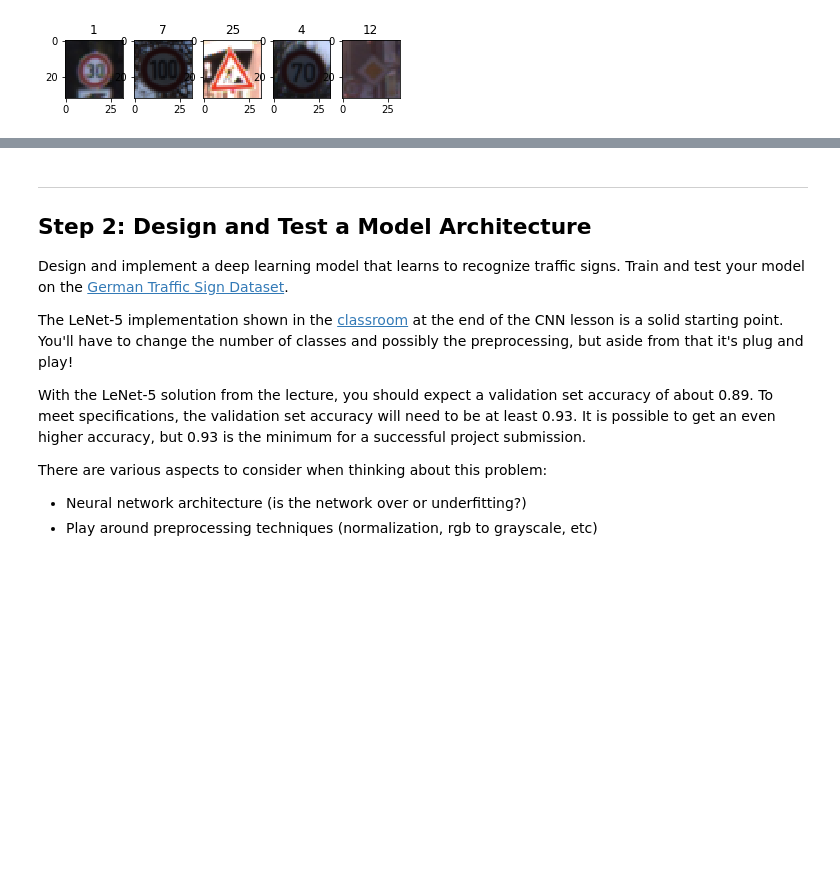
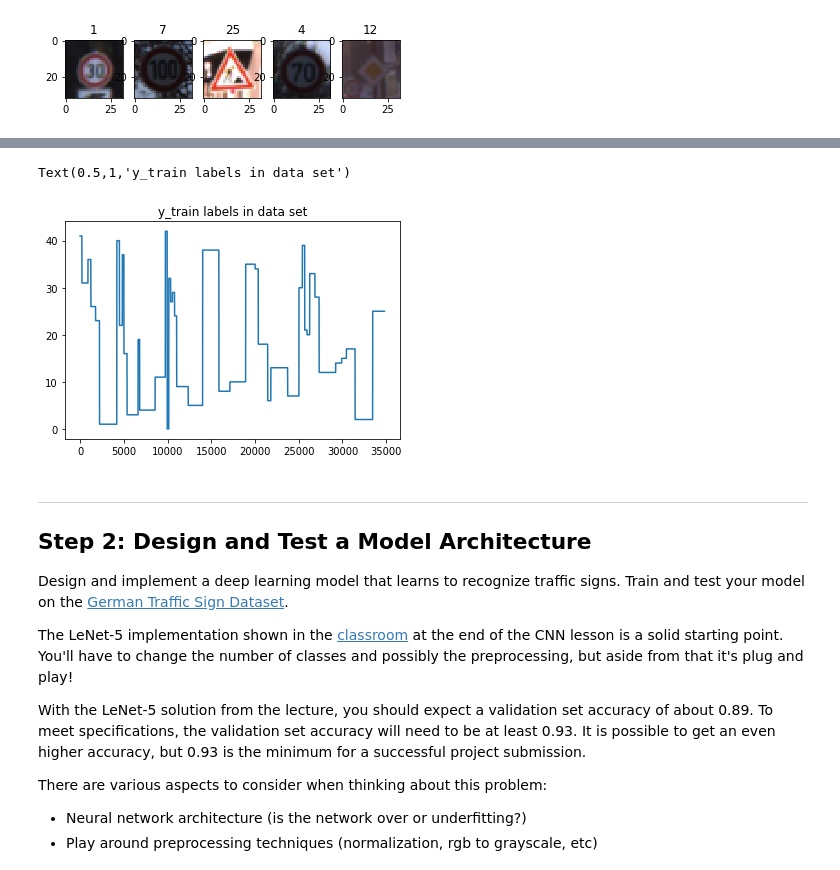
Before and after one commit to masterTuna/CarND-traffic_sign_classifier, a Jupyter notebook: Traffic_Sign_Classifier.ipynb, the cells around one changed output, grey strips where cells are left out. Drawn from its saved outputs; the diff is of its cells as text; code cells hidden in the pictures; blank space fills up the shorter version.

```diff
--- a/Traffic_Sign_Classifier.ipynb
+++ b/Traffic_Sign_Classifier.ipynb
@@ -130,3 +141,11 @@ print()
+# %%
+# a glance of y_label in training data
+x_ax = range(n_train)
+plt.plot(x_ax, y_train)
+plt.title("y_train labels in data set")
+# %% [output]
+Text(0.5,1,'y_train labels in data set')
+[figure, added]
 # %% [markdown]
 ----
 
```
Also changed, not shown: parts of 7 cells of this notebook.
